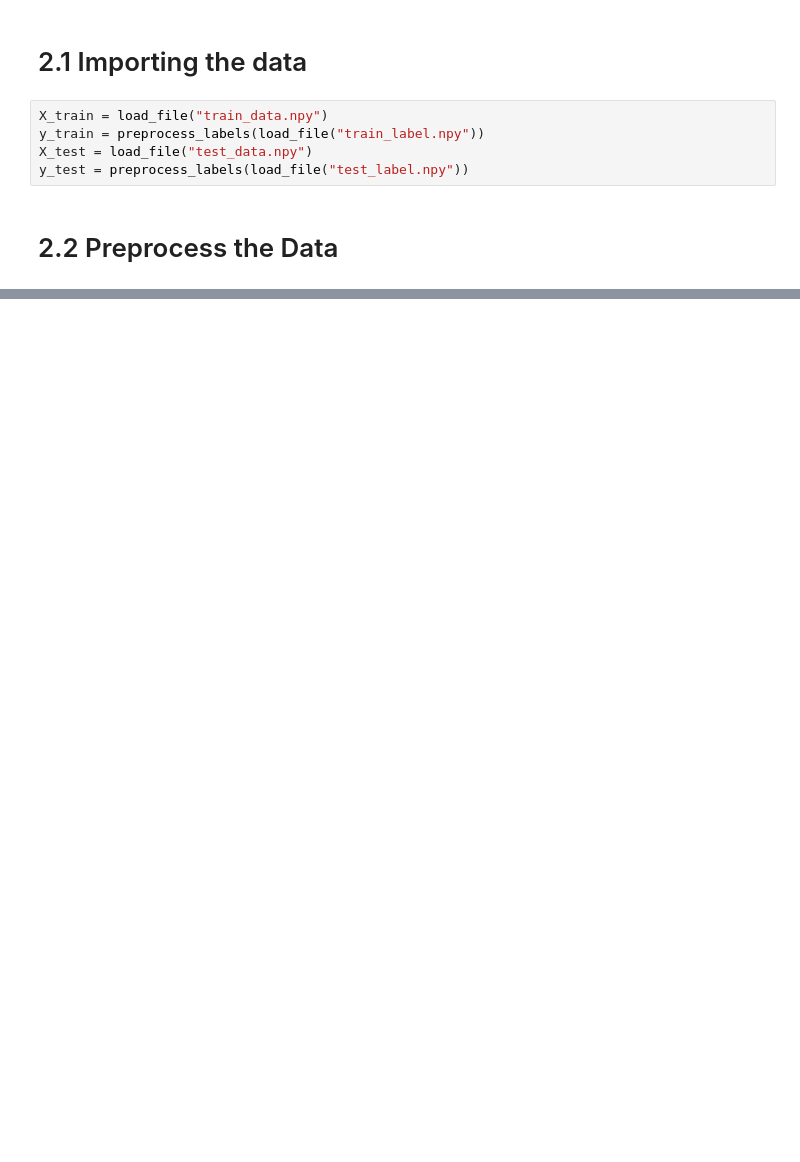
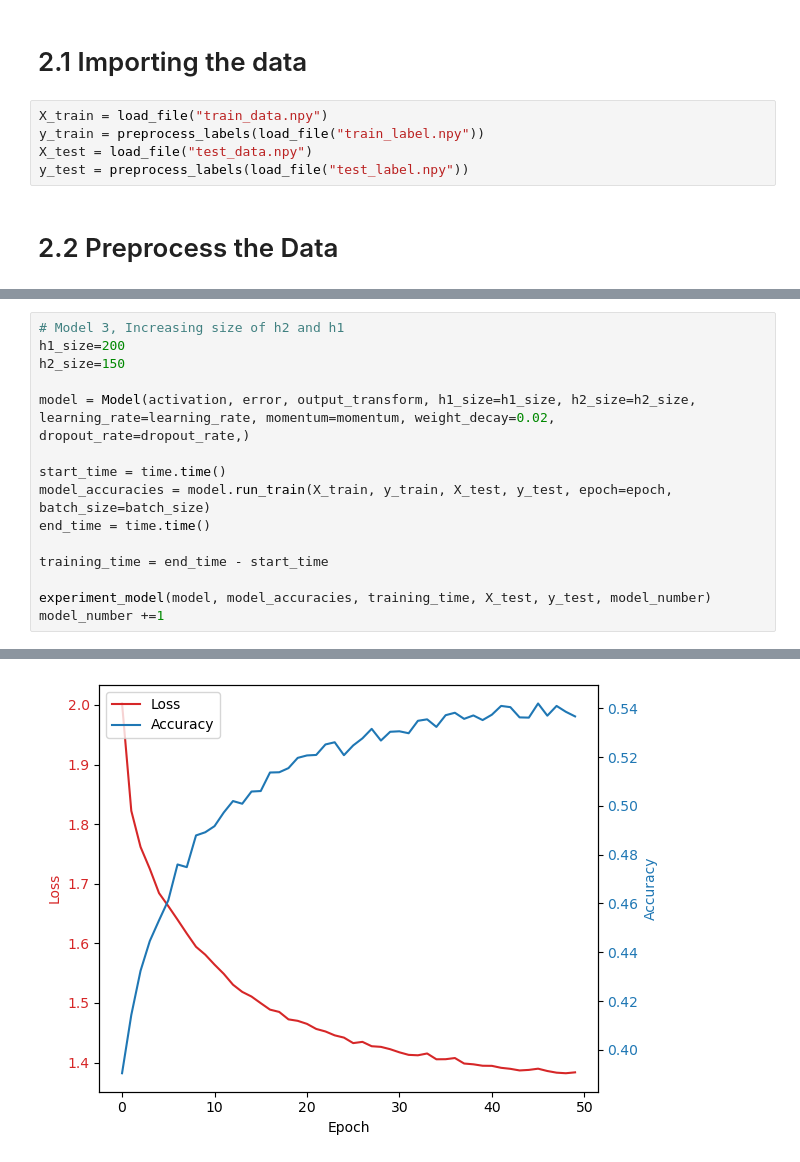
Before and after one commit to ashtonrliu/COMP4329_A1_aliu0521, a Jupyter notebook: a1.ipynb, the cells around one changed output, grey strips where cells are left out. Drawn from its saved outputs; the diff is of its cells as text; blank space fills up the shorter version.

```diff
--- a/a1.ipynb
+++ b/a1.ipynb
@@ -91,0 +161,16 @@ plot
+# %%
+# Model 3, Increasing size of h2 and h1
+h1_size=200
+h2_size=150
+
+model = Model(activation, error, output_transform, h1_size=h1_size, h2_size=h2_size, learning_rate=learning_rate, momentum=momentum, weight_decay=0.02, dropout_rate=dropout_rate,)
+
+start_time = time.time()
+model_accuracies = model.run_train(X_train, y_train, X_test, y_test, epoch=epoch, batch_size=batch_size)
+end_time = time.time()
+
+training_time = end_time - start_time
+
+experiment_model(model, model_accuracies, training_time, X_test, y_test, model_number)
+model_number +=1
+# %% [output]
@@ -91,0 +194 @@ plot
+[figure, added]
```
Also changed, not shown: parts of 23 cells of this notebook, 22 other files.
